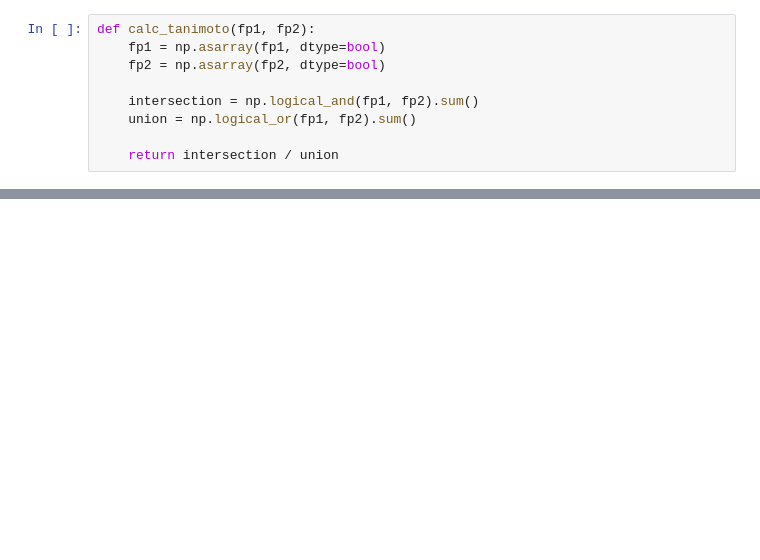
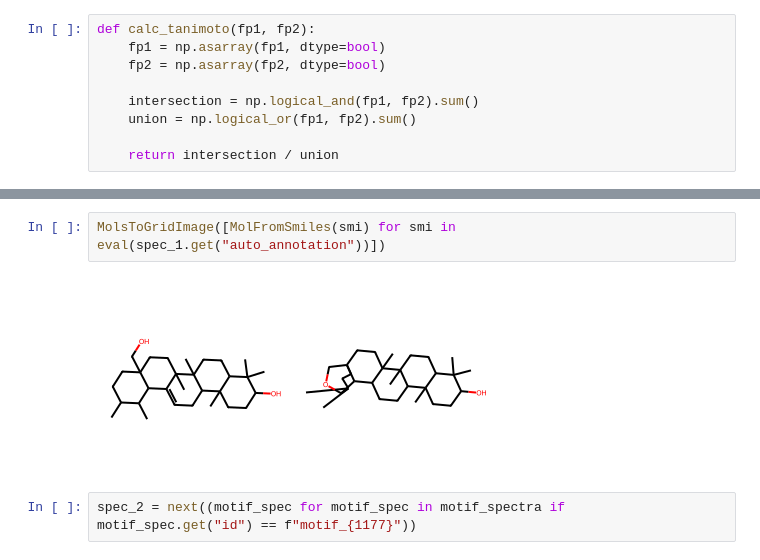
Before and after one commit to vdhooftcompmet/MS2LDA, a Jupyter notebook: notebooks/Paper_results/CaseStudy_Suspectlist_analysis.ipynb, the cells around one changed output, grey strips where cells are left out. Drawn from its saved outputs; the diff is of its cells as text; blank space fills up the shorter version.

```diff
--- a/notebooks/Paper_results/CaseStudy_Suspectlist_analysis.ipynb
+++ b/notebooks/Paper_results/CaseStudy_Suspectlist_analysis.ipynb
@@ -111,0 +215,6 @@ top_1_motif_spec.metadata
+# %%
+MolsToGridImage([MolFromSmiles(smi) for smi in eval(spec_1.get("auto_annotation"))])
+# %% [output]
+[figure, added]
+# %%
+spec_2 = next((motif_spec for motif_spec in motif_spectra if motif_spec.get("id") == f"motif_{1177}"))
```
Also changed, not shown: parts of 31 cells of this notebook, 13 other files.
